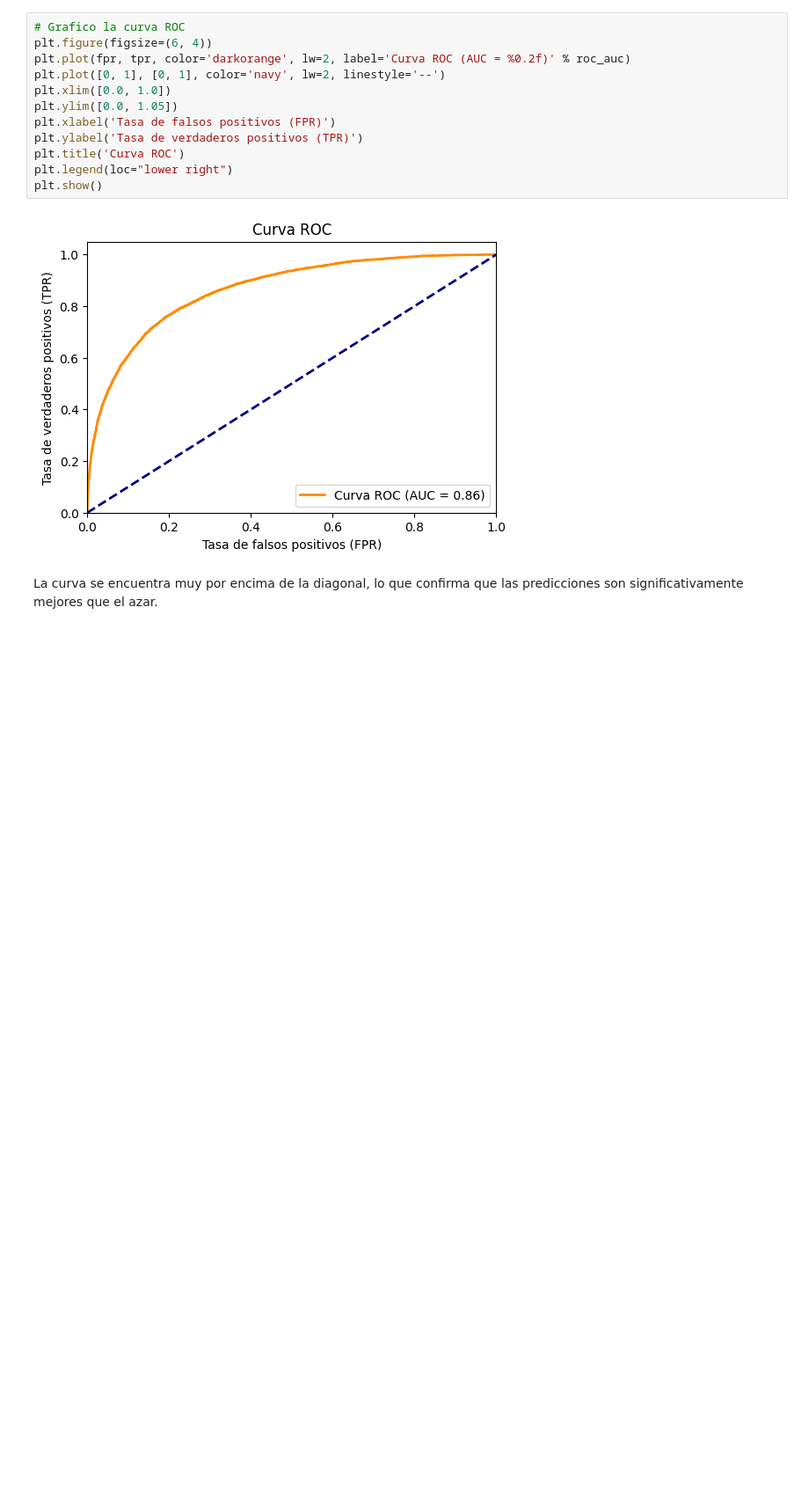
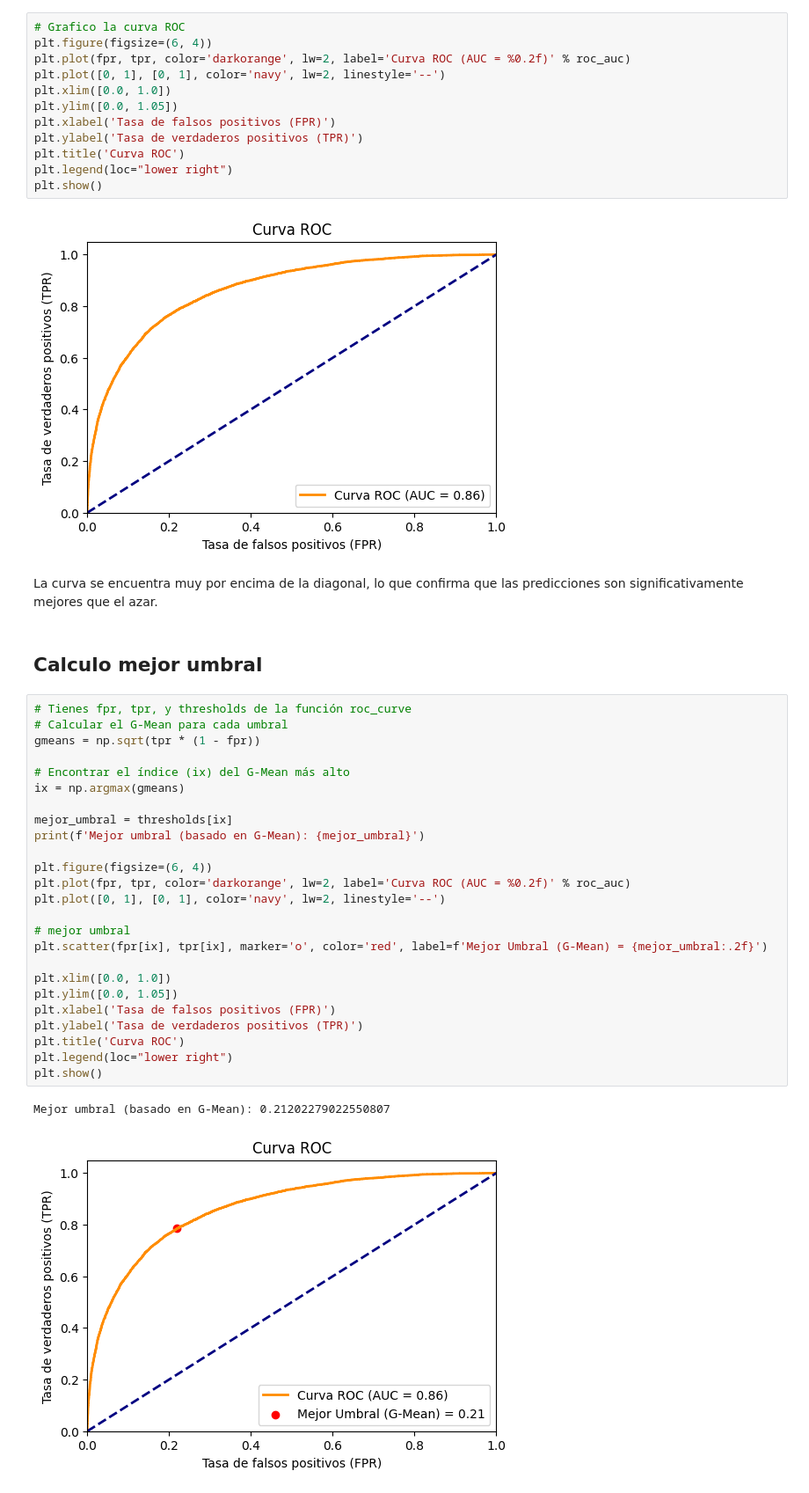
Before and after one commit to FacundoMol/AA1-TUIA-Molina-Romano-Troanes, a Jupyter notebook: TP-CLASIFICACION-AA1.ipynb, the cells around one changed output. Shown at 88% size. Drawn from its saved outputs; the diff is of its cells as text; blank space fills up the shorter version.

```diff
--- a/TP-CLASIFICACION-AA1.ipynb
+++ b/TP-CLASIFICACION-AA1.ipynb
@@ -781,3 +798,33 @@ plt.show()
 [figure]
 # %% [markdown]
 La curva se encuentra muy por encima de la diagonal, lo que confirma que las predicciones son significativamente mejores que el azar.
+# %% [markdown]
+## Calculo mejor umbral
+# %%
+# Tienes fpr, tpr, y thresholds de la función roc_curve
+# Calcular el G-Mean para cada umbral
+gmeans = np.sqrt(tpr * (1 - fpr))
+
+# Encontrar el índice (ix) del G-Mean más alto
+ix = np.argmax(gmeans)
+
+mejor_umbral = thresholds[ix]
+print(f'Mejor umbral (basado en G-Mean): {mejor_umbral}')
+
+plt.figure(figsize=(6, 4))
+plt.plot(fpr, tpr, color='darkorange', lw=2, label='Curva ROC (AUC = %0.2f)' % roc_auc)
+plt.plot([0, 1], [0, 1], color='navy', lw=2, linestyle='--')
+
+# mejor umbral
+plt.scatter(fpr[ix], tpr[ix], marker='o', color='red', label=f'Mejor Umbral (G-Mean) = {mejor_umbral:.2f}')
+
+plt.xlim([0.0, 1.0])
+plt.ylim([0.0, 1.05])
+plt.xlabel('Tasa de falsos positivos (FPR)')
+plt.ylabel('Tasa de verdaderos positivos (TPR)')
+plt.title('Curva ROC')
+plt.legend(loc="lower right")
+plt.show()
+# %% [output]
+Mejor umbral (basado en G-Mean): 0.21202279022550807
+[figure, added]
```
Also changed, not shown: parts of 6 cells of this notebook.
